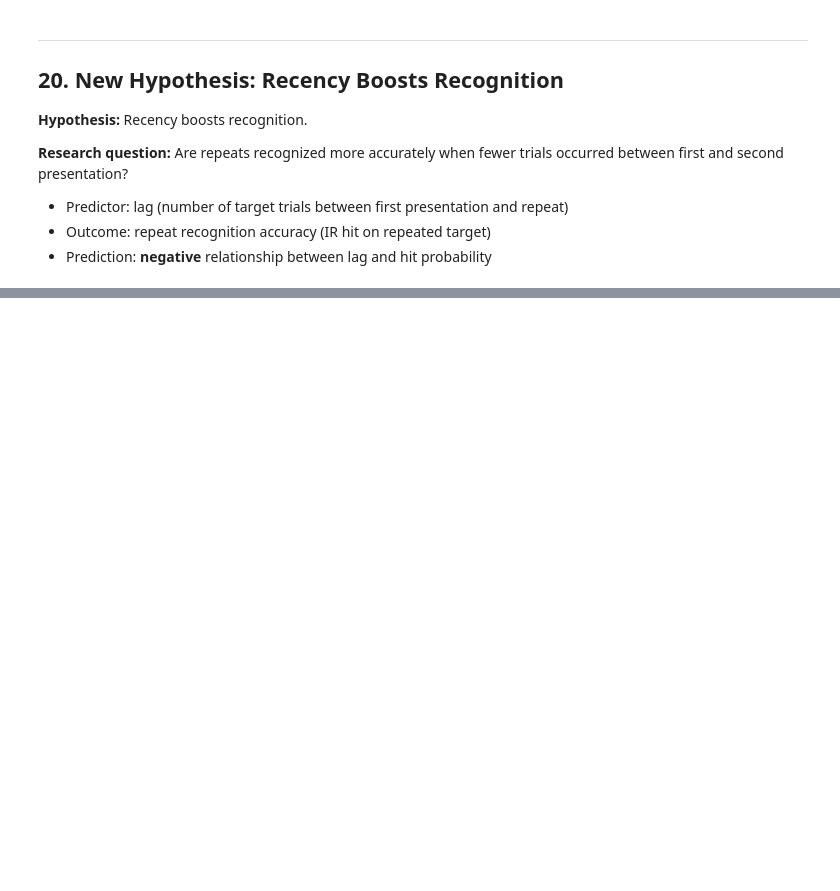
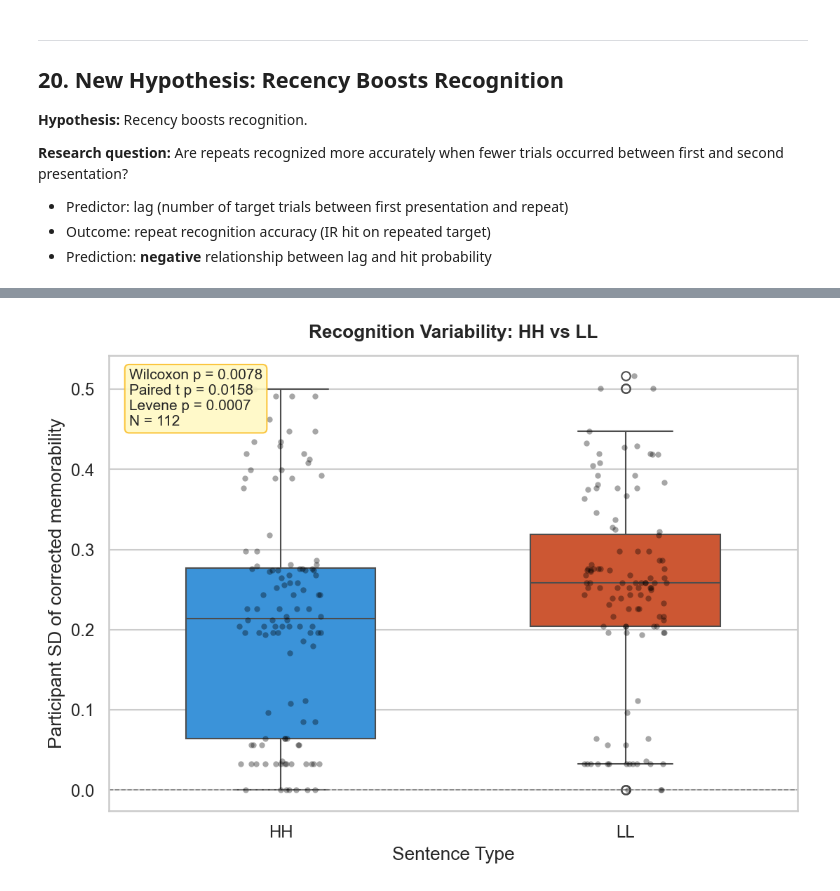
Before and after one commit to BhavyaV05/Sentence-Memorability-Experiment-Analysis, a Jupyter notebook: visualizations.ipynb, the cells around one changed output, grey strips where cells are left out. Saved outputs shown, nothing was run; the diff lists cells and outputs as text; code cells hidden in the pictures; blank space fills up the shorter version.

Commit message:
hh ll variability

```diff
--- a/visualizations.ipynb
+++ b/visualizations.ipynb
@@ -2537,0 +2478,79 @@ lag_trials    -0.0392      0.030     -1.289      0.197      -0.099       0.020
+# %%
+# =====================================================================
+# 23a. Test: Recognition variability in LL versus HH sentences
+# =====================================================================
+from scipy.stats import wilcoxon, ttest_rel, levene
+
+# Condition-level corrected memorability for the two sentence types
+var_df = cond_df[cond_df["sent_type"].isin(["LL", "HH"])].copy()
+
+# Participant-level variability across blocks within each sentence type
+part_var = (
+    var_df.groupby(["participant_ID", "sent_type"])["corrected"]
+    .agg(var_sd="std", var_mad=lambda s: np.median(np.abs(s - np.median(s.dropna()))) if s.dropna().size else np.nan,
+         n_obs="count")
+    .reset_index()
+ )
+
+# Keep participants with both LL and HH estimates
+var_pivot = part_var.pivot(index="participant_ID", columns="sent_type", values="var_sd").dropna()
+mad_pivot = part_var.pivot(index="participant_ID", columns="sent_type", values="var_mad").dropna()
+
+print("=" * 78)
+print("  HYPOTHESIS TEST: VARIABILITY IN LL VS HH")
+print("=" * 78)
+print(f"Participants with LL and HH variability estimates: {len(var_pivot)}")
+
+if len(var_pivot) < 8:
+    print("\n⚠️ Too few paired observations for stable inference.")
+else:
+    ll_sd = var_pivot["LL"]
+    hh_sd = var_pivot["HH"]
+    sd_diff = ll_sd - hh_sd
+
+    try:
+        w_stat, p_one = wilcoxon(ll_sd, hh_sd, alternative="greater")
+    except ValueError:
+        w_stat, p_one = np.nan, np.nan
+
+    t_stat, p_t = ttest_rel(ll_sd, hh_sd, nan_policy="omit")
+
+    print(f"Mean LL SD: {ll_sd.mean():.4f}")
+    print(f"Mean HH SD: {hh_sd.mean():.4f}")
+    print(f"Mean paired difference (LL - HH): {sd_diff.mean():+.4f}")
+    print(f"\nWilcoxon signed-rank test (LL > HH): W = {w_stat:.3f}, p = {p_one:.6f}")
+    print(f"Paired t-test (LL - HH): t = {t_stat:.3f}, p = {p_t:.6f}")
+
+    # Variance-equality check on the pooled condition-level observations
+    ll_scores = var_df[var_df["sent_type"] == "LL"]["corrected"].dropna()
+    hh_scores = var_df[var_df["sent_type"] == "HH"]["corrected"].dropna()
+    lev_stat, lev_p = levene(ll_scores, hh_scores, center="median")
+    print(f"Brown-Forsythe / Levene test on pooled scores: W = {lev_stat:.3f}, p = {lev_p:.6f}")
+
+    if p_one < 0.05:
+        print("✅ Support for hypothesis: LL shows greater variability than HH.")
+    else:
+        print("❌ Hypothesis not supported at alpha = 0.05.")
+
+    # Plot participant-level SDs by sentence type
+    plot_df = part_var[part_var["sent_type"].isin(["LL", "HH"])].copy()
+    fig, ax = plt.subplots(figsize=(7.5, 5.5))
+    sns.boxplot(data=plot_df, x="sent_type", y="var_sd", order=["HH", "LL"],
+                palette={"HH": "#2196F3", "LL": "#E64A19"}, ax=ax, width=0.55)
+    sns.stripplot(data=plot_df, x="sent_type", y="var_sd", order=["HH", "LL"],
+                  color="black", alpha=0.35, size=4, jitter=0.12, ax=ax)
+    ax.axhline(0, color="grey", ls="--", lw=0.8)
+    ax.set_xlabel("Sentence Type")
+    ax.set_ylabel("Participant SD of corrected memorability")
+    ax.set_title("Recognition Variability: HH vs LL", fontweight="bold", pad=12)
+    ax.text(0.03, 0.97,
+            f"Wilcoxon p = {p_one:.4f}\nPaired t p = {p_t:.4f}\nLevene p = {lev_p:.4f}\nN = {len(var_pivot)}",
+            transform=ax.transAxes, va="top", ha="left",
+            bbox=dict(boxstyle="round,pad=0.3", fc="#FFF9C4", ec="#FBC02D", alpha=0.9),
+            fontsize=10)
+    fig.tight_layout()
+    fig.savefig(os.path.join(PLOT_DIR, "27_variability_ll_vs_hh.png"), bbox_inches="tight")
+    plt.show()
+
+print("\n" + "=" * 78)
+# %% [output]
@@ -2537,0 +2569 @@ lag_trials    -0.0392      0.030     -1.289      0.197      -0.099       0.020
+[figure, added]
```
Also changed, not shown: parts of 7 cells of this notebook, 6 other files.
